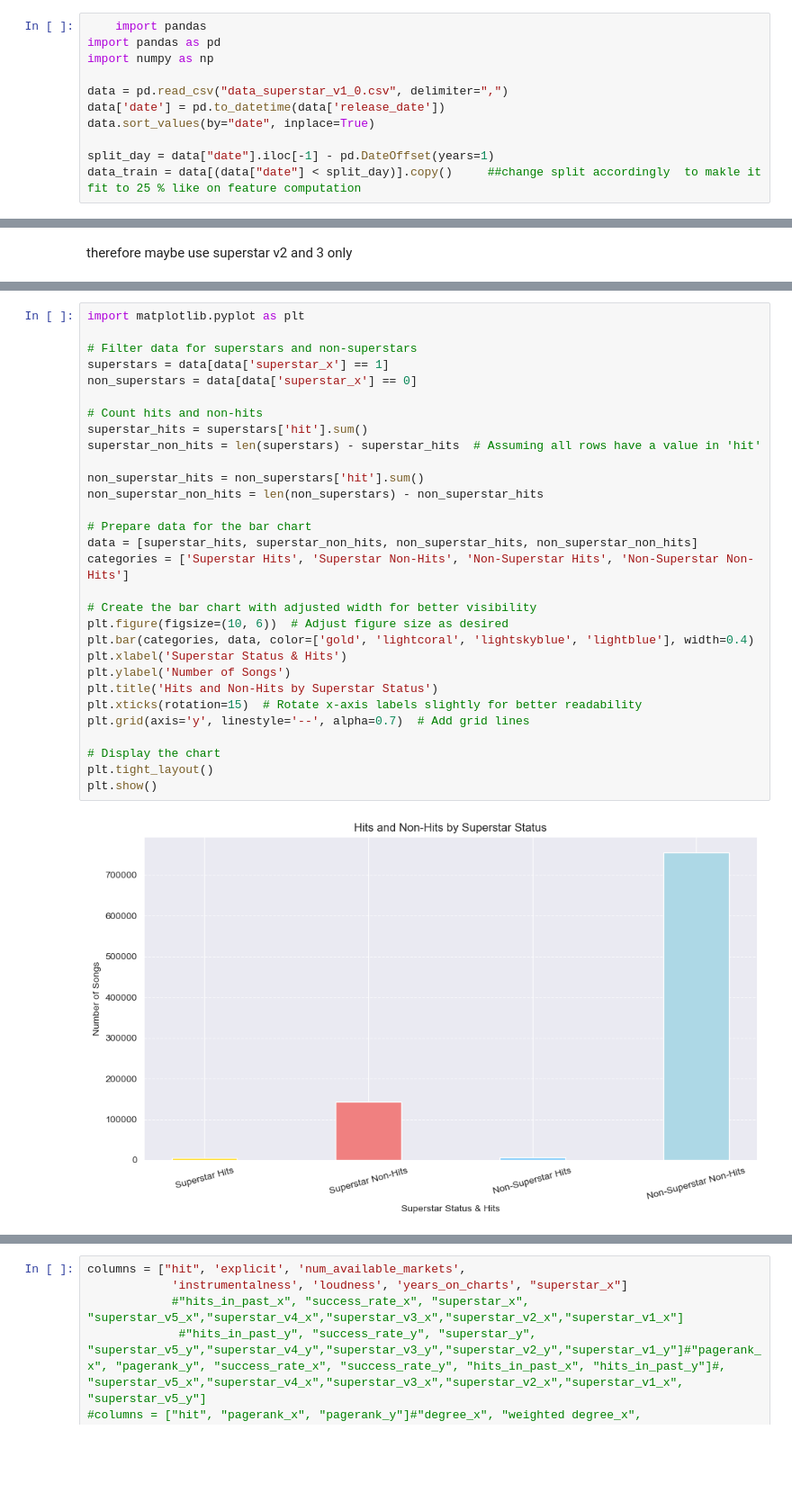
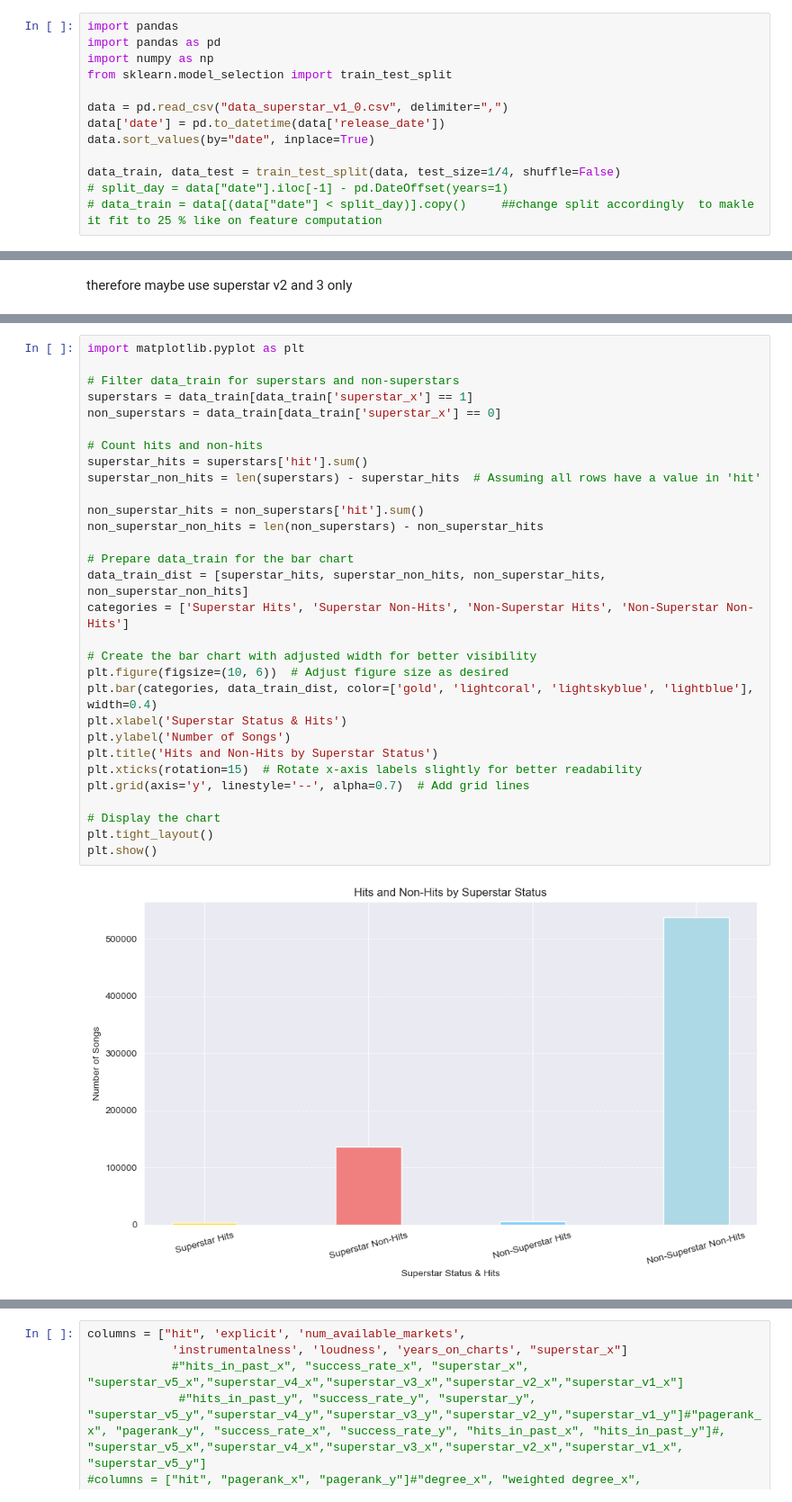
Before and after one commit to l4vd/Ba_first_tries, a Jupyter notebook: models/Original_MLP/Network_Analysis.ipynb, the cells around one changed output, grey strips where cells are left out. Shown at 90% size. Drawn from its saved outputs; the diff is of its cells as text; blank space fills up the shorter version.

```diff
--- a/models/Original_MLP/Network_Analysis.ipynb
+++ b/models/Original_MLP/Network_Analysis.ipynb
@@ -1,14 +1,16 @@
 # %%
-    import pandas
+import pandas
 import pandas as pd
 import numpy as np
+from sklearn.model_selection import train_test_split
 
 data = pd.read_csv("data_superstar_v1_0.csv", delimiter=",")
 data['date'] = pd.to_datetime(data['release_date'])
 data.sort_values(by="date", inplace=True)
 
-split_day = data["date"].iloc[-1] - pd.DateOffset(years=1)
-data_train = data[(data["date"] < split_day)].copy()     ##change split accordingly  to makle it fit to 25 % like on feature computation
+data_train, data_test = train_test_split(data, test_size=1/4, shuffle=False)
+# split_day = data["date"].iloc[-1] - pd.DateOffset(years=1)
+# data_train = data[(data["date"] < split_day)].copy()     ##change split accordingly  to makle it fit to 25 % like on feature computation
 # %%
 data.info()
 # %% [output]
@@ -183,33 +185,33 @@ plt.show()
 # %%
 import matplotlib.pyplot as plt
 
-# Filter data for superstars and non-superstars
-superstars = data[data['superstar_x'] == 1]
-non_superstars = data[data['superstar_x'] == 0]
+# Filter data_train for superstars and non-superstars
+superstars = data_train[data_train['superstar_x'] == 1]
+non_superstars = data_train[data_train['superstar_x'] == 0]
 
 # Count hits and non-hits
 superstar_hits = superstars['hit'].sum()
 superstar_non_hits = len(superstars) - superstar_hits  # Assuming all rows have a value in 'hit'
 
 non_superstar_hits = non_superstars['hit'].sum()
 non_superstar_non_hits = len(non_superstars) - non_superstar_hits
 
-# Prepare data for the bar chart
-data = [superstar_hits, superstar_non_hits, non_superstar_hits, non_superstar_non_hits]
+# Prepare data_train for the bar chart
+data_train_dist = [superstar_hits, superstar_non_hits, non_superstar_hits, non_superstar_non_hits]
 categories = ['Superstar Hits', 'Superstar Non-Hits', 'Non-Superstar Hits', 'Non-Superstar Non-Hits']
 
 # Create the bar chart with adjusted width for better visibility
 plt.figure(figsize=(10, 6))  # Adjust figure size as desired
-plt.bar(categories, data, color=['gold', 'lightcoral', 'lightskyblue', 'lightblue'], width=0.4)
+plt.bar(categories, data_train_dist, color=['gold', 'lightcoral', 'lightskyblue', 'lightblue'], width=0.4)
 plt.xlabel('Superstar Status & Hits')
 plt.ylabel('Number of Songs')
 plt.title('Hits and Non-Hits by Superstar Status')
 plt.xticks(rotation=15)  # Rotate x-axis labels slightly for better readability
 plt.grid(axis='y', linestyle='--', alpha=0.7)  # Add grid lines
 
 # Display the chart
 plt.tight_layout()
 plt.show()
 # %% [output]
-[figure, old version]
+[figure, new version]
 # %%
```
Also changed, not shown: parts of 39 cells of this notebook, 4 other files.
